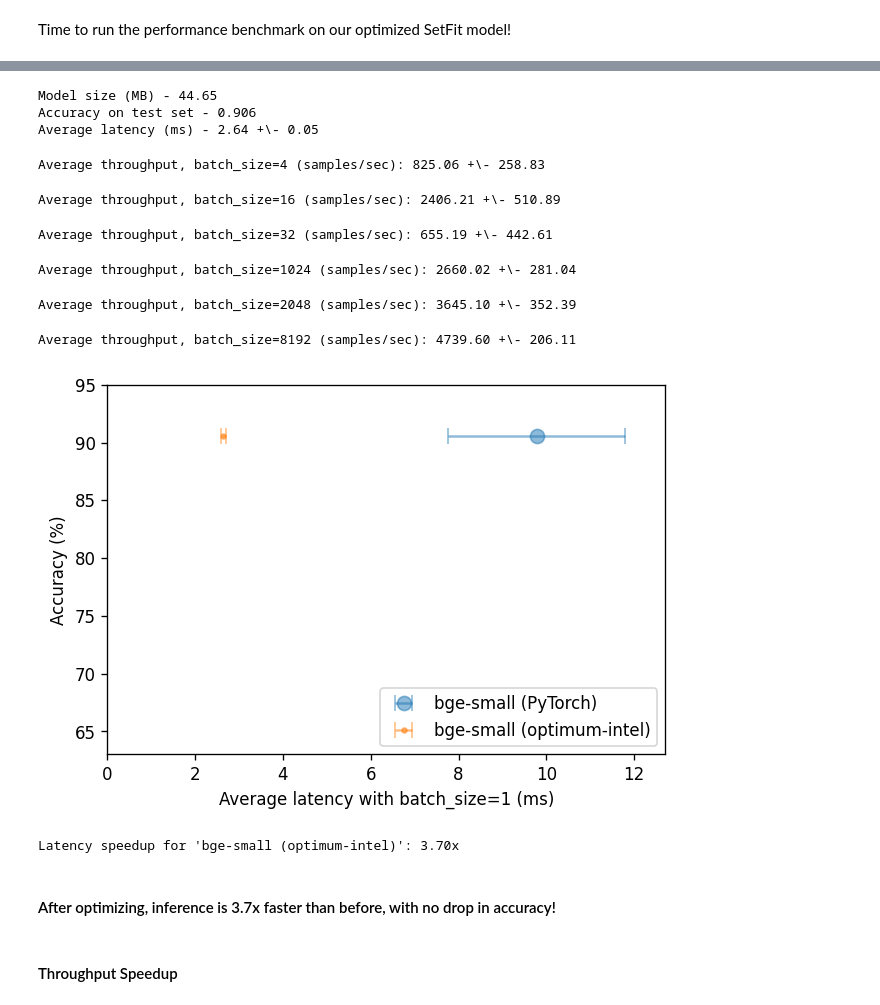
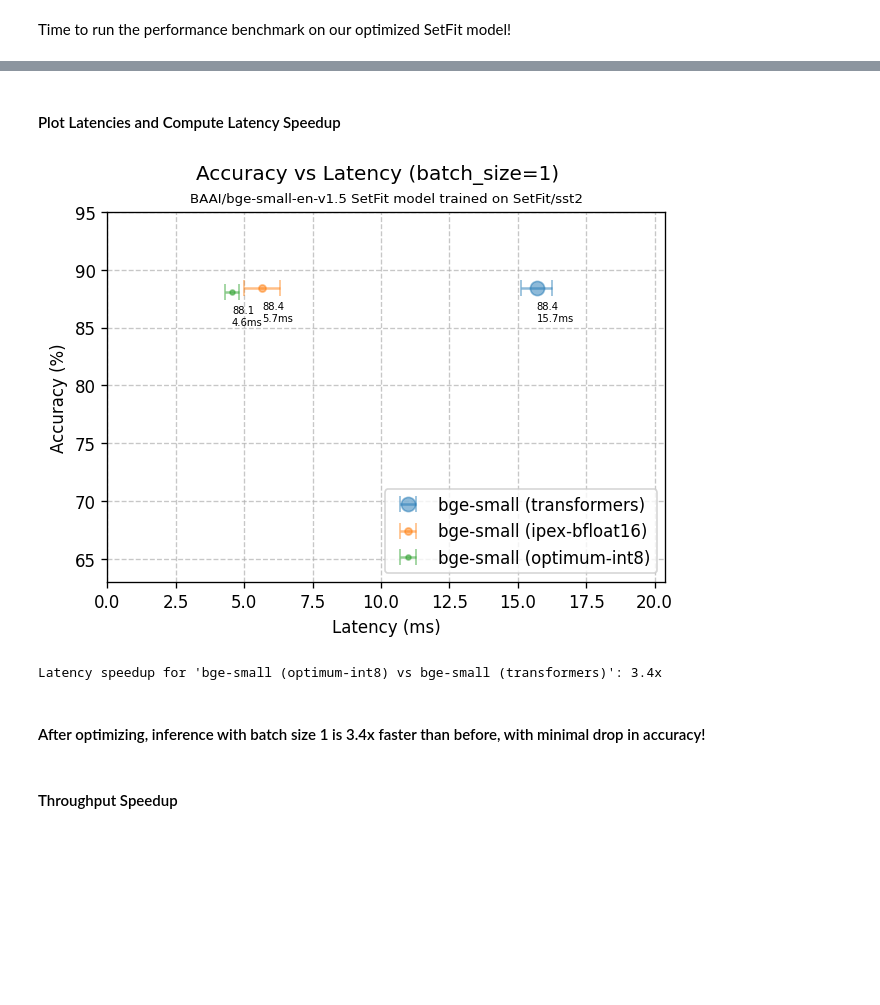
Before and after one commit to huggingface/setfit, a Jupyter notebook: notebooks/setfit-optimum-intel.ipynb, the cells around one changed output, grey strips where cells are left out. Drawn from its saved outputs; the diff is of its cells as text; code cells hidden in the pictures; blank space fills up the shorter version.

```diff
--- a/notebooks/setfit-optimum-intel.ipynb
+++ b/notebooks/setfit-optimum-intel.ipynb
@@ -259,2 +377,9 @@ def load_qasper_calibration_set(sample_size) -> Dataset:
+# %%
+def tokenize(examples):
+    return tokenizer(examples["text"], padding="max_length", max_length=tokenizer.model_max_length, truncation=True)
+
+setfit_model = SetFitModel.from_pretrained(model_path)
+tokenizer = setfit_model.model_body.tokenizer
+calibration_set = calibration_set.map(tokenize, num_proc=10).remove_columns(["text", "label"])
 # %% [markdown]
 #### Run Quantization
@@ -375,2 +424,22 @@ array([0, 0, 0, 0, 1, 1, 0, 1, 0, 1])
+# %%
+class OptimumSetFitModel:
+    def __init__(self, setfit_model, model_body):
+        model_body.tokenizer = setfit_model.model_body.tokenizer
+        self.model_body = model_body
+        self.model_head = setfit_model.model_head
 # %% [markdown]
 Time to run the performance benchmark on our optimized SetFit model!
+# %%
+from optimum.intel import IPEXModel
+
+optimum_model = IPEXModel.from_pretrained(optimum_model_path)
+optimum_setfit_model = OptimumSetFitModel(setfit_model, model_body=optimum_model)
+
+pb = PerformanceBenchmark(
+    model=optimum_setfit_model,
+    dataset=test_dataset,
+    optim_type=f"bge-small (optimum-int8)",
+    model_path=optimum_model_path,
+    autocast_dtype=torch.bfloat16,
+)
+perf_metrics.update(pb.run_benchmark())
@@ -377,32 +467,14 @@ Time to run the performance benchmark on our optimized SetFit model!
+# %% [markdown]
+#### Plot Latencies and Compute Latency Speedup
 # %%
-pb = PerformanceBenchmark(
-    optimum_setfit_model,
-    test_dataset,
-    "bge-small (optimum-intel)",
-    batch_sizes=BATCH_SIZES,
-    model_path=optimum_model_path,
-    enable_autocast=True
-)
-
-perf_metrics.update(pb.run_benchmark())
 plot_metrics(perf_metrics)
-
-speedup = perf_metrics['bge-small (PyTorch)']['time_avg_ms'] / perf_metrics['bge-small (optimum-intel)']['time_avg_ms']
-print(f"Latency speedup for 'bge-small (optimum-intel)': {speedup:.2f}x")
+speedup = perf_metrics['bge-small (transformers)']['time_avg_ms'] / perf_metrics['bge-small (optimum-int8)']['time_avg_ms']
+print(f"Latency speedup for 'bge-small (optimum-int8) vs bge-small (transformers)': {speedup:.1f}x")
 # %% [output]
+[figure, new version]
-Model size (MB) - 44.65
-Accuracy on test set - 0.906
-Average latency (ms) - 2.64 +\- 0.05
+Latency speedup for 'bge-small (optimum-int8) vs bge-small (transformers)': 3.4x
-Average throughput, batch_size=4 (samples/sec): 825.06 +\- 258.83
-Average throughput, batch_size=16 (samples/sec): 2406.21 +\- 510.89
-Average throughput, batch_size=32 (samples/sec): 655.19 +\- 442.61
-Average throughput, batch_size=1024 (samples/sec): 2660.02 +\- 281.04
-Average throughput, batch_size=2048 (samples/sec): 3645.10 +\- 352.39
-Average throughput, batch_size=8192 (samples/sec): 4739.60 +\- 206.11
-[figure, old version]
-Latency speedup for 'bge-small (optimum-intel)': 3.70x
 # %% [markdown]
-#### After optimizing, inference is 3.7x faster than before, with no drop in accuracy!
+#### After optimizing, inference with batch size 1 is 3.4x faster than before, with minimal drop in accuracy!
 # %% [markdown]
 #### Throughput Speedup
 # %% [markdown]
```
Also changed, not shown: parts of 35 cells of this notebook.
